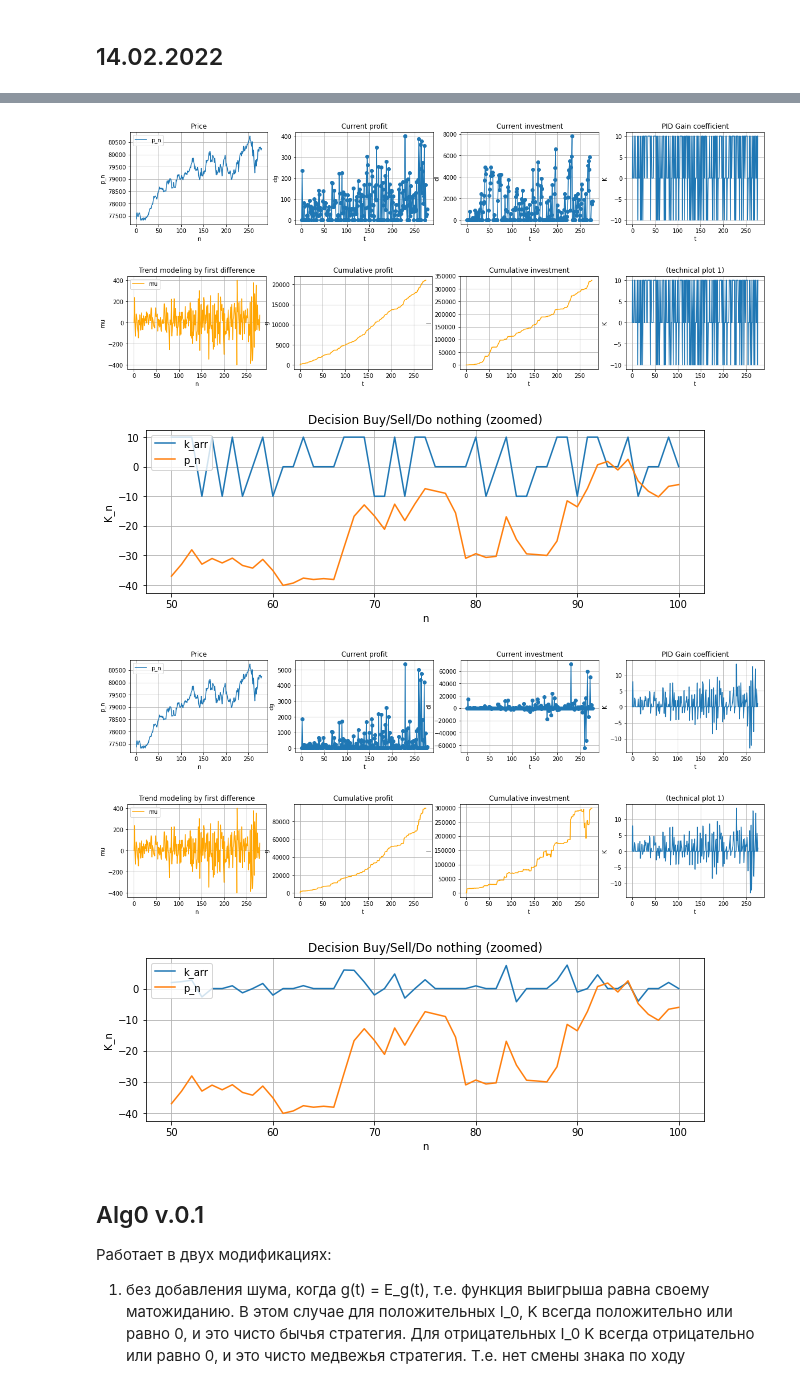
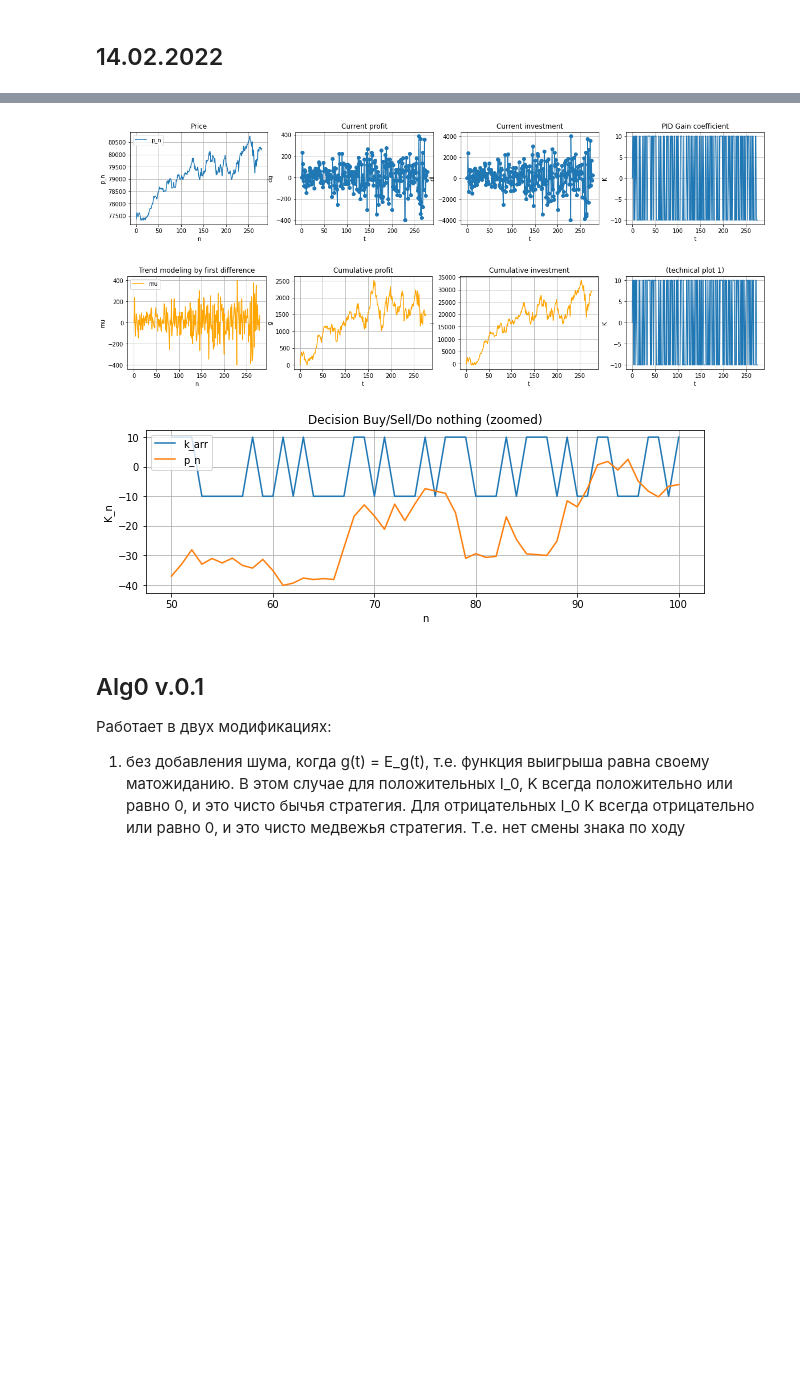
Before and after one commit to vadimvshepelev/test-alg, a Jupyter notebook: simple-pid.ipynb, the cells around one changed output, grey strips where cells are left out. Drawn from its saved outputs; the diff is of its cells as text; code cells hidden in the pictures; blank space fills up the shorter version.

```diff
--- a/simple-pid.ipynb
+++ b/simple-pid.ipynb
@@ -438,13 +414,9 @@ alg.calc_alg2(p_arr_si_14, mu_arr_si_14, 1.)
 # %%
 alg.calc_alg0(p_arr_si_21, mu_arr_si_21, 1.)
-alg.calc_alg2(p_arr_si_21, mu_arr_si_21, 1.)
 # %% [output]
-[figure, old version]
+[figure, new version]
-[figure, old version]
+[figure, new version]
-[figure, old version]
+[figure, new version]
-[figure, removed]
-[figure, removed]
-[figure, removed]
 # %% [markdown]
 ## Alg0 v.0.1
 
```
Also changed, not shown: parts of 8 cells of this notebook, 3 other files.
